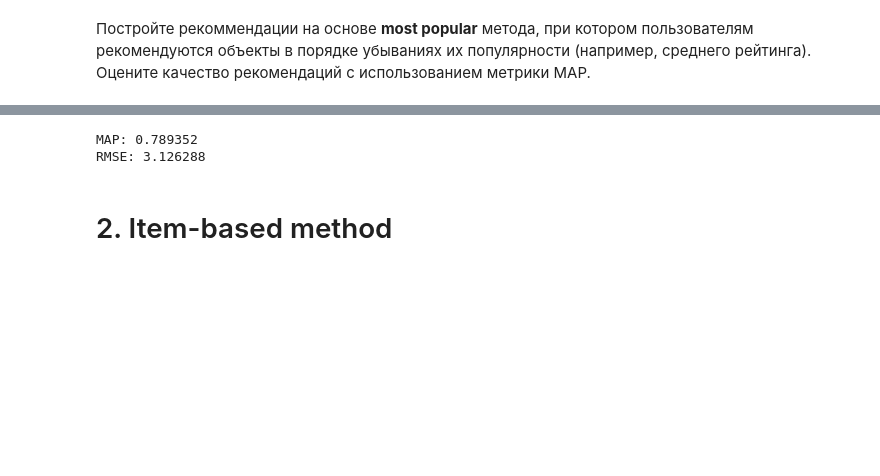
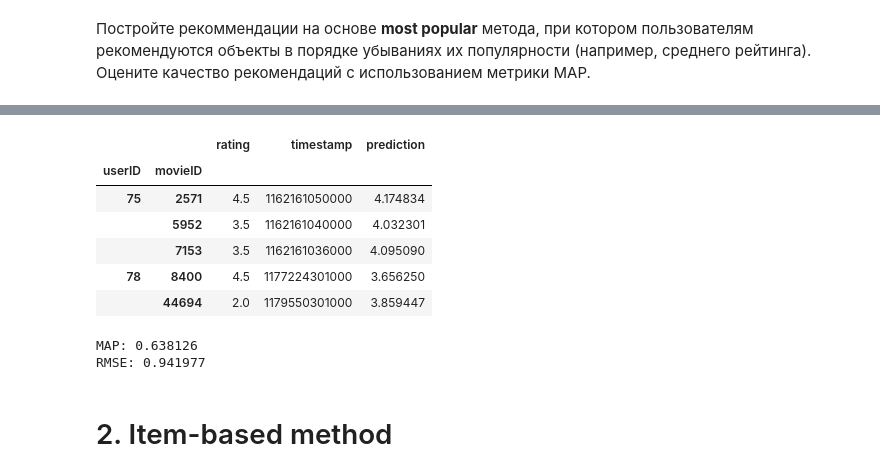
Before and after one commit to YRustt/Contests, a Jupyter notebook: Recommendation system/solution.ipynb, the cells around one changed output, grey strips where cells are left out. Saved outputs shown, nothing was run; the diff lists cells and outputs as text; code cells hidden in the pictures; blank space fills up the shorter version.

```diff
--- a/Recommendation system/solution.ipynb
+++ b/Recommendation system/solution.ipynb
@@ -203,18 +185,14 @@ for i, (index, row) in enumerate(data.iterrows()):
     if timestamp >= border_timestamp:
         in_train[i] = False
 
+train = data[in_train]
+test = data[np.logical_not(in_train)]
 
-data = data[['rating']]
+R = pd.pivot_table(data.reset_index(),
+                   columns='movieID',
+                   index='userID',
+                   values='rating',
+                   aggfunc=np.mean,
+                   fill_value=0.)
 
-train = data[in_train]
-
-data = pd.pivot_table(data.reset_index(),
-                      columns='movieID',
-                      index='userID',
-                      values='rating',
-                      aggfunc=np.mean,
-                      fill_value=0.)
-data = data.stack()
-
-test = data.drop(train.index)
-test.head(6)
+unknown = R.stack().drop(data.index)
@@ -244,9 +207,22 @@ R1.head()
+# %%
+movie_ratings = train.reset_index().groupby('movieID').agg({'rating': np.mean})
+movie_ratings.columns = ['prediction']
+prediction = test.join(movie_ratings).fillna(0.)
+prediction.head()
+# %% [output]
+|  |  | rating | timestamp | prediction |
+| userID | movieID |  |  |  |
+| 75 | 2571 | 4.5 | 1162161050000 | 4.174834 |
+|  | 5952 | 3.5 | 1162161040000 | 4.032301 |
+|  | 7153 | 3.5 | 1162161036000 | 4.095090 |
+| 78 | 8400 | 4.5 | 1177224301000 | 3.656250 |
+|  | 44694 | 2.0 | 1179550301000 | 3.859447 |
 # %%
-print('MAP: %f' % map_metric(R1))
-print('RMSE: %f' % rmse_metric(R1))
+print('MAP: %f' % map_metric(prediction))
+print('RMSE: %f' % rmse_metric(prediction))
 # %% [output]
-MAP: 0.789352
-RMSE: 3.126288
+MAP: 0.638126
+RMSE: 0.941977
 # %% [markdown]
 # 2. Item-based method
 # %% [markdown]
```
Also changed, not shown: parts of 6 cells of this notebook, 1 other file.
